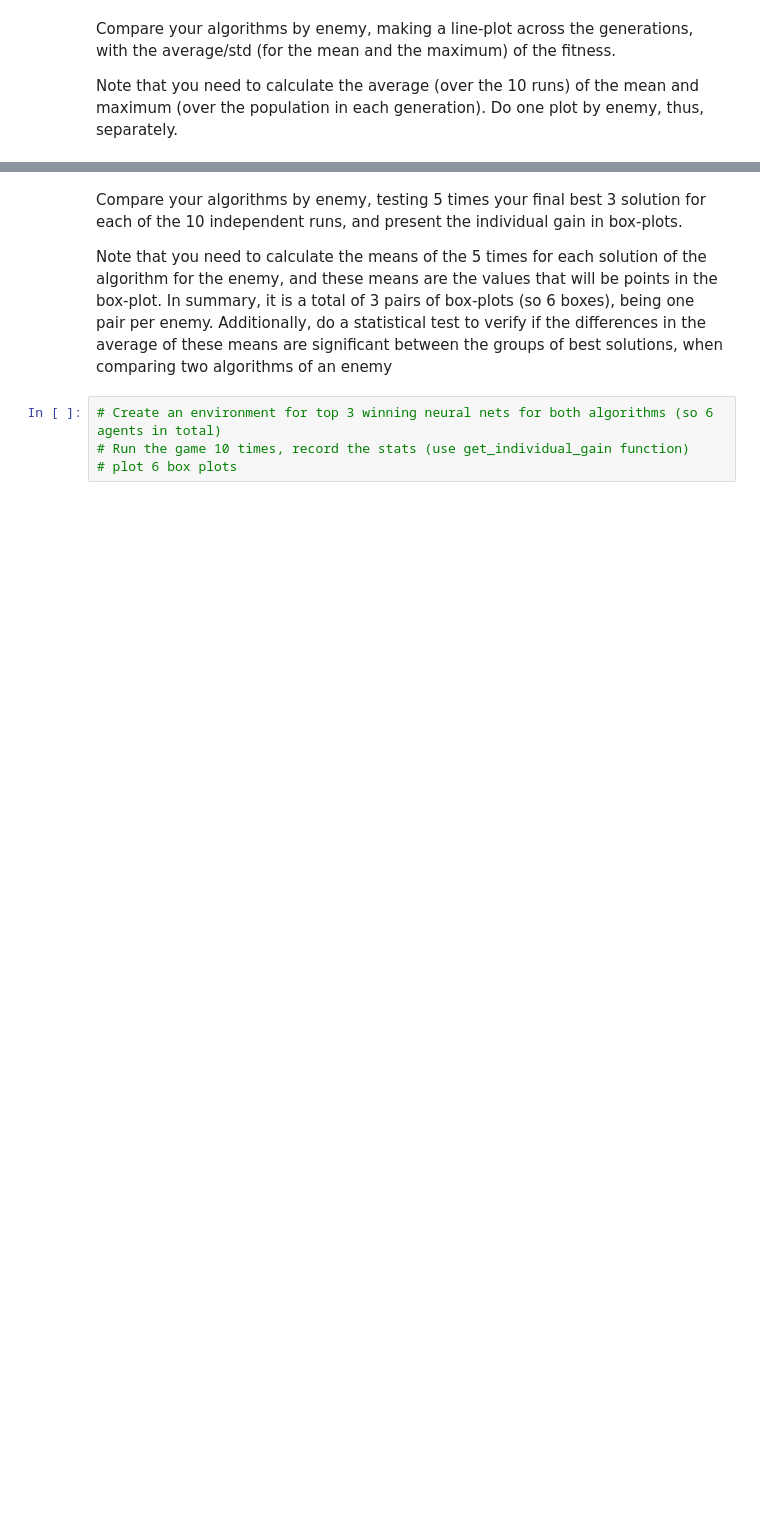
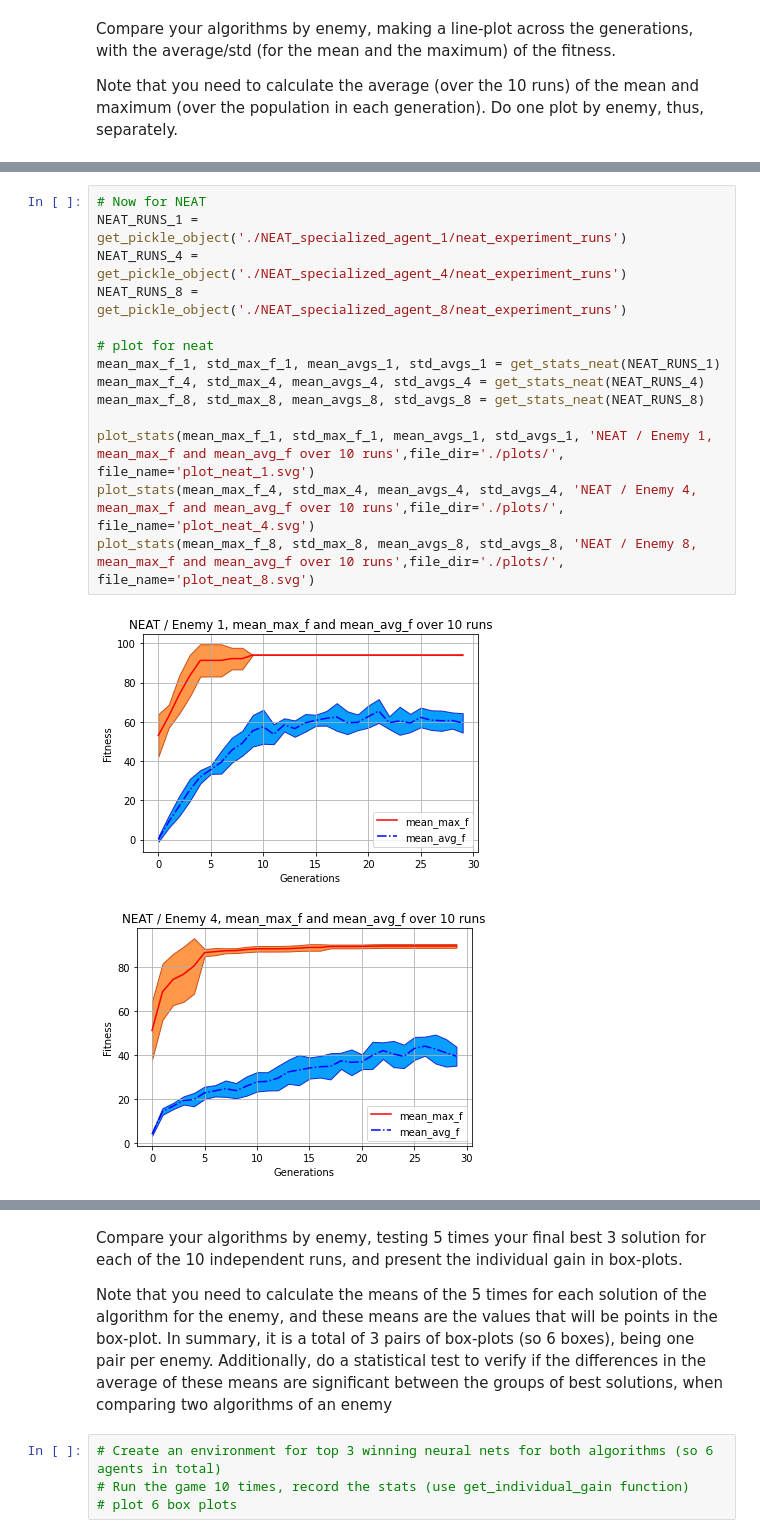
Before and after one commit to sandergs92/evoman_framework, a Jupyter notebook: plots.ipynb, the cells around one changed output, grey strips where cells are left out. Cells and saved outputs as stored; diff of their text form; blank space fills up the shorter version.

Commit message:
Results NEAT and lineplots done

```diff
--- a/plots.ipynb
+++ b/plots.ipynb
@@ -53,0 +99,17 @@ population in each generation). Do one plot by enemy, thus, separately.
+# %%
+# Now for NEAT
+NEAT_RUNS_1 = get_pickle_object('./NEAT_specialized_agent_1/neat_experiment_runs')
+NEAT_RUNS_4 = get_pickle_object('./NEAT_specialized_agent_4/neat_experiment_runs')
+NEAT_RUNS_8 = get_pickle_object('./NEAT_specialized_agent_8/neat_experiment_runs')
+
+# plot for neat
+mean_max_f_1, std_max_f_1, mean_avgs_1, std_avgs_1 = get_stats_neat(NEAT_RUNS_1)
+mean_max_f_4, std_max_4, mean_avgs_4, std_avgs_4 = get_stats_neat(NEAT_RUNS_4)
+mean_max_f_8, std_max_8, mean_avgs_8, std_avgs_8 = get_stats_neat(NEAT_RUNS_8)
+
+plot_stats(mean_max_f_1, std_max_f_1, mean_avgs_1, std_avgs_1, 'NEAT / Enemy 1, mean_max_f and mean_avg_f over 10 runs',file_dir='./plots/', file_name='plot_neat_1.svg')
+plot_stats(mean_max_f_4, std_max_4, mean_avgs_4, std_avgs_4, 'NEAT / Enemy 4, mean_max_f and mean_avg_f over 10 runs',file_dir='./plots/', file_name='plot_neat_4.svg')
+plot_stats(mean_max_f_8, std_max_8, mean_avgs_8, std_avgs_8, 'NEAT / Enemy 8, mean_max_f and mean_avg_f over 10 runs',file_dir='./plots/', file_name='plot_neat_8.svg')
+# %% [output]
+[figure, added]
+[figure, added]
```
Also changed, not shown: parts of 6 cells of this notebook, 12 other files.
